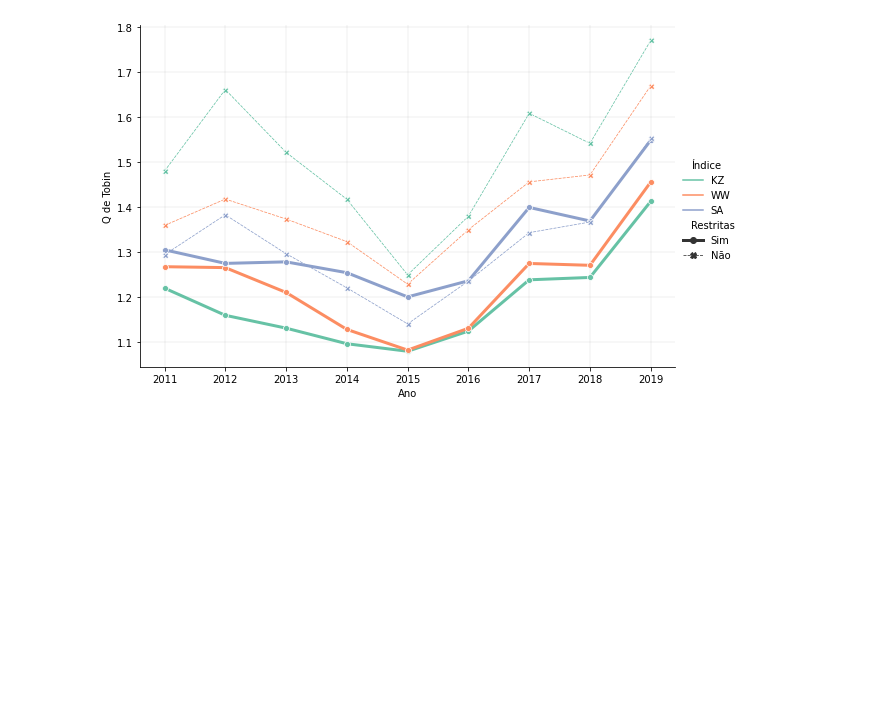
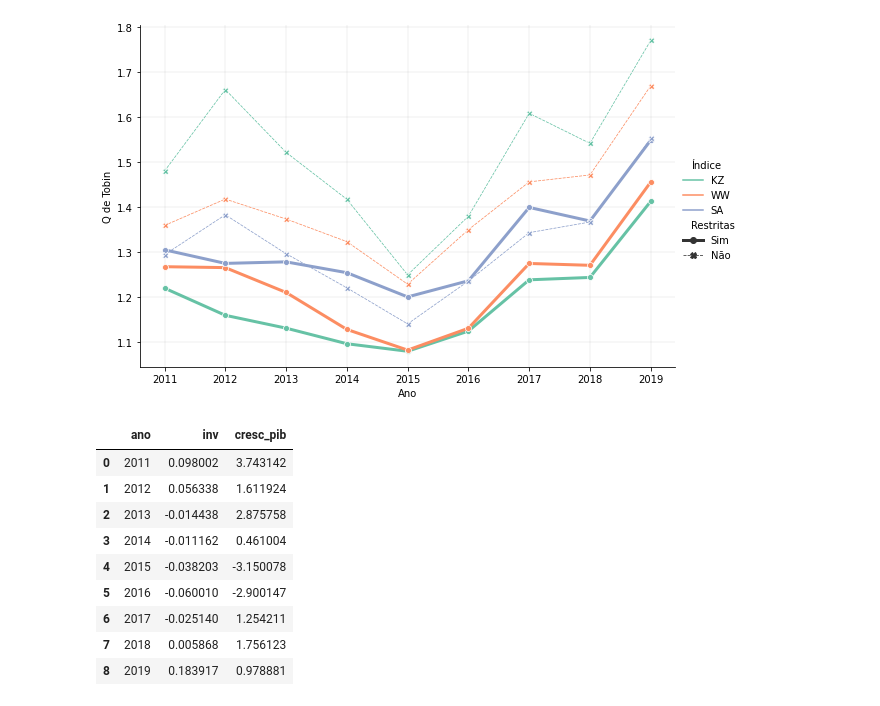
Before and after one commit to Renatochaz/economic_policy_uncertainty, a Jupyter notebook: py_files/graph_v2.ipynb, the cells around one changed output. Drawn from its saved outputs; the diff is of its cells as text; code cells hidden in the pictures; blank space fills up the shorter version.

```diff
--- a/py_files/graph_v2.ipynb
+++ b/py_files/graph_v2.ipynb
@@ -247,0 +253,13 @@ plt.show()
+# %%
+pds
+# %% [output]
+|  | ano | inv | cresc_pib |
+| 0 | 2011 | 0.098002 | 3.743142 |
+| 1 | 2012 | 0.056338 | 1.611924 |
+| 2 | 2013 | -0.014438 | 2.875758 |
+| 3 | 2014 | -0.011162 | 0.461004 |
+| 4 | 2015 | -0.038203 | -3.150078 |
+| 5 | 2016 | -0.060010 | -2.900147 |
+| 6 | 2017 | -0.025140 | 1.254211 |
+| 7 | 2018 | 0.005868 | 1.756123 |
+| 8 | 2019 | 0.183917 | 0.978881 |
```
Also changed, not shown: parts of 3 cells of this notebook, 7 other files.
